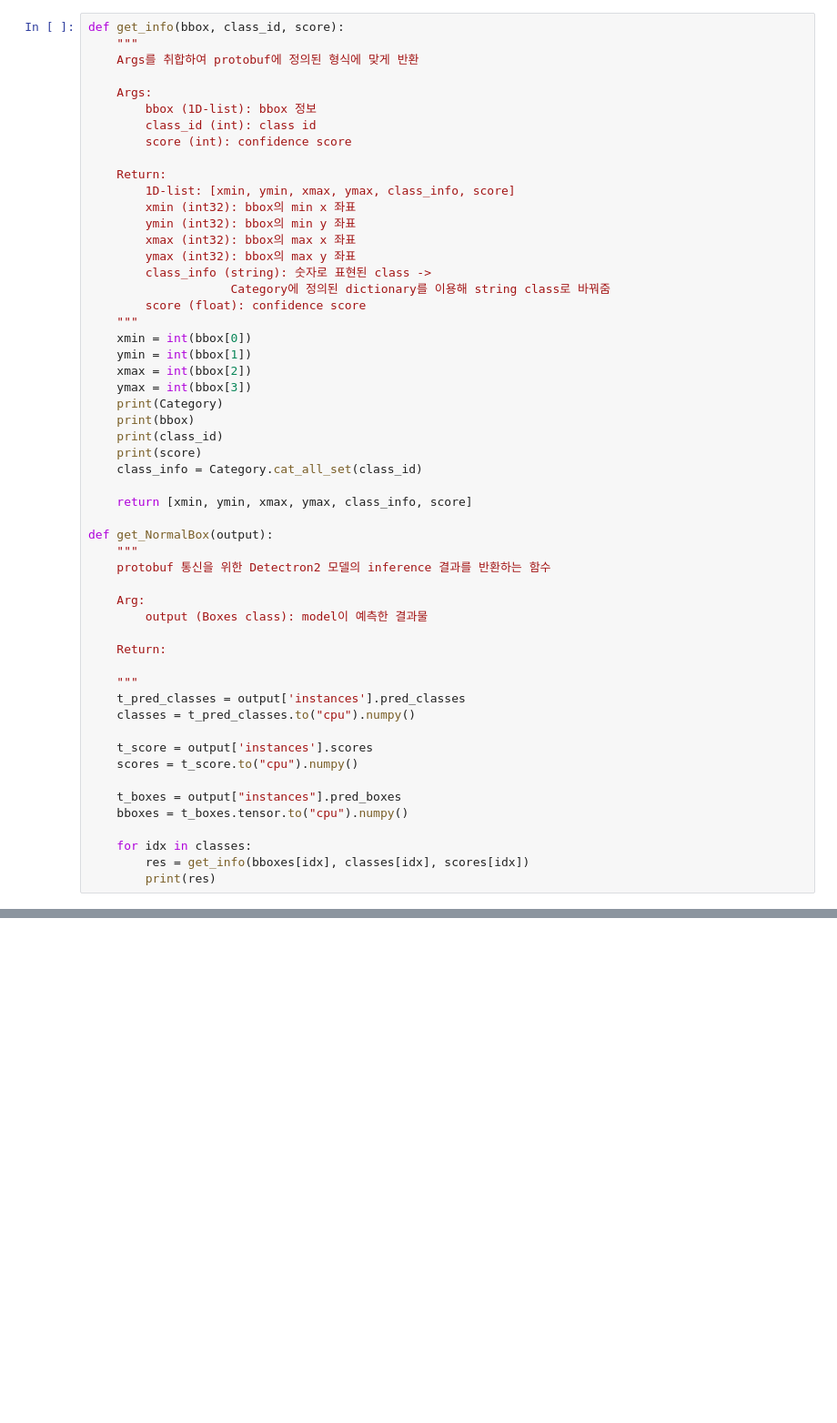
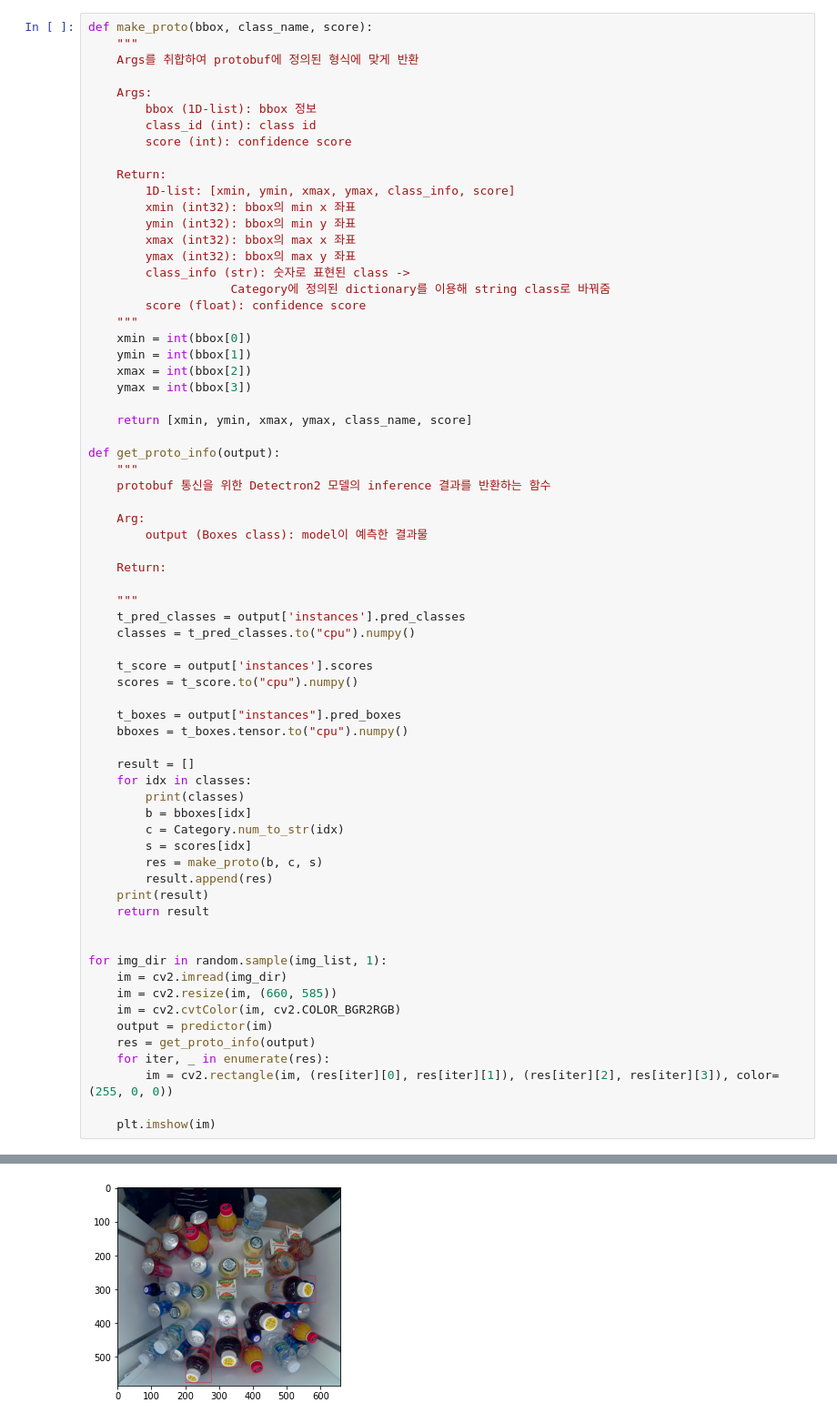
Before and after one commit to chacha95/detectron2, a Jupyter notebook: detectron2_API.ipynb, the cells around one changed output, grey strips where cells are left out. Shown: that part at 91% size. Drawn from its saved outputs; the diff is of its cells as text; blank space fills up the shorter version.

```diff
--- a/detectron2_API.ipynb
+++ b/detectron2_API.ipynb
@@ -60,5 +64,5 @@ print(Category.cat_no_set)
 # %%
-def get_info(bbox, class_id, score):
+def make_proto(bbox, class_name, score):
     """
     Args를 취합하여 protobuf에 정의된 형식에 맞게 반환
 
@@ -73,7 +77,7 @@ def get_info(bbox, class_id, score):
         ymin (int32): bbox의 min y 좌표
         xmax (int32): bbox의 max x 좌표
         ymax (int32): bbox의 max y 좌표
-        class_info (string): 숫자로 표현된 class ->
+        class_info (str): 숫자로 표현된 class ->
                     Category에 정의된 dictionary를 이용해 string class로 바꿔줌
         score (float): confidence score
     """
@@ -81,15 +85,10 @@ def get_info(bbox, class_id, score):
     ymin = int(bbox[1])
     xmax = int(bbox[2])
     ymax = int(bbox[3])
-    print(Category)
-    print(bbox)
-    print(class_id)
-    print(score)
-    class_info = Category.cat_all_set(class_id)
 
-    return [xmin, ymin, xmax, ymax, class_info, score]
+    return [xmin, ymin, xmax, ymax, class_name, score]
 
-def get_NormalBox(output):
+def get_proto_info(output):
     """
     protobuf 통신을 위한 Detectron2 모델의 inference 결과를 반환하는 함수
 
@@ -108,6 +107,26 @@ def get_NormalBox(output):
     t_boxes = output["instances"].pred_boxes
     bboxes = t_boxes.tensor.to("cpu").numpy()
 
+    result = []
     for idx in classes:
-        res = get_info(bboxes[idx], classes[idx], scores[idx])
-        print(res)
+        print(classes)
+        b = bboxes[idx]
+        c = Category.num_to_str(idx)
+        s = scores[idx]
+        res = make_proto(b, c, s)
+        result.append(res)
+    print(result)
+    return result
+
+
+for img_dir in random.sample(img_list, 1):
+    im = cv2.imread(img_dir)
+    im = cv2.resize(im, (660, 585))
+    im = cv2.cvtColor(im, cv2.COLOR_BGR2RGB)
+    output = predictor(im)
+    res = get_proto_info(output)
+    for iter, _ in enumerate(res):
+        im = cv2.rectangle(im, (res[iter][0], res[iter][1]), (res[iter][2], res[iter][3]), color=(255, 0, 0))
+
+    plt.imshow(im)
+# %% [output]
@@ -113,0 +143 @@ def get_NormalBox(output):
+[figure, added]
```
Also changed, not shown: parts of 5 cells of this notebook, 2 other files.
